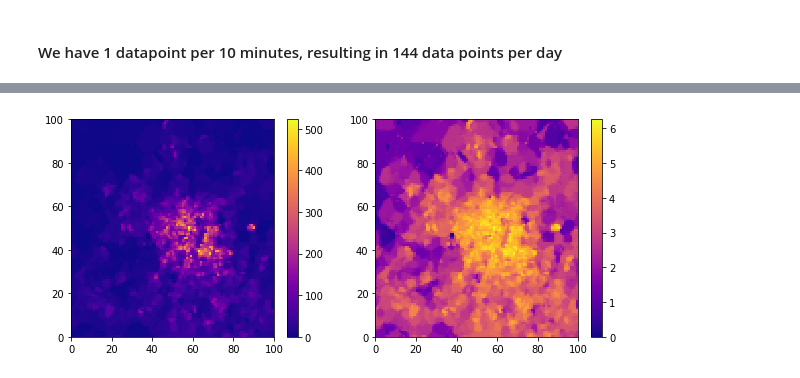
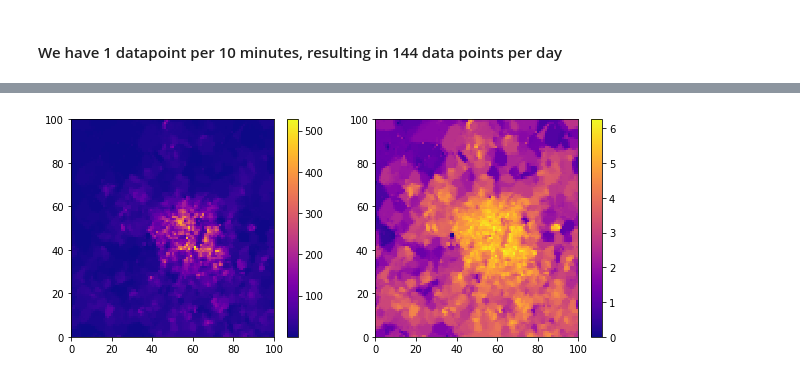
Before and after one commit to dzhv/Spatio-Temporal-mobile-traffic-forecasting, a Jupyter notebook: notebooks/data_exploration.ipynb, the cells around one changed output, grey strips where cells are left out. Saved outputs shown, nothing was run; the diff lists cells and outputs as text; code cells hidden in the pictures.

Commit message:
graphs for single cell values

```diff
--- a/notebooks/data_exploration.ipynb
+++ b/notebooks/data_exploration.ipynb
@@ -16,22 +19,19 @@ def normalized(a, axis=-1, order=2):
     l2[l2==0] = 1
     return a / np.expand_dims(l2, axis)
 # %%
-import matplotlib.pyplot as plt
-import numpy as np
-
 plt.figure(figsize=(10, 4))
 plt.subplot(1, 2, 1)
-dots1 = data[40]
+dots1 = data[35]
 plt.pcolormesh(dots1, cmap='plasma', vmin=dots1.min(), vmax=dots1.max())
 plt.colorbar()
 
 plt.subplot(1, 2, 2)
 dots2 = np.log(data[40] + 1)
 plt.pcolormesh(dots2, cmap='plasma', vmin=dots2.min(), vmax=dots2.max())
 plt.colorbar()
 
 # plt.subplots_adjust(wspace=0.5)
 
 plt.show()
 # %% [output]
-[figure, old version]
+[figure, new version]
```
Also changed, not shown: parts of 3 cells of this notebook.
